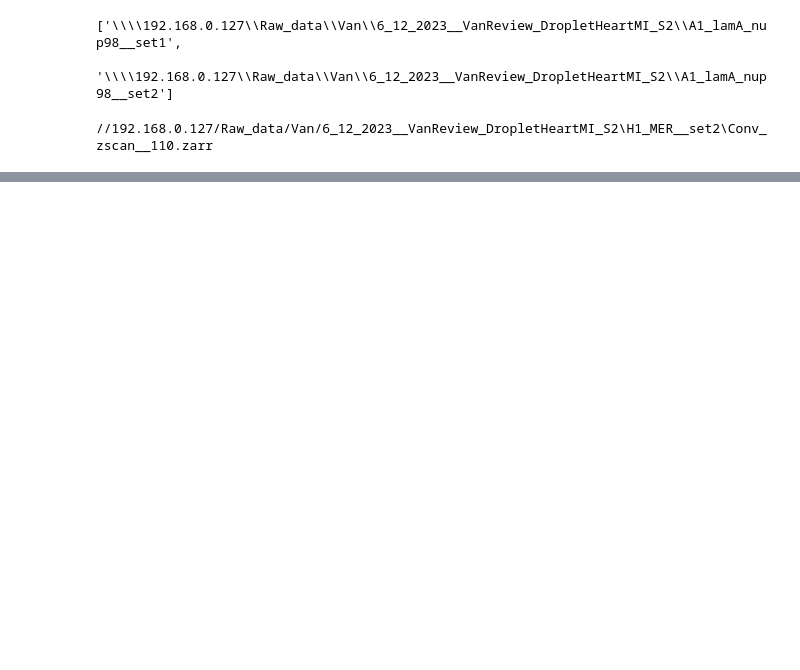
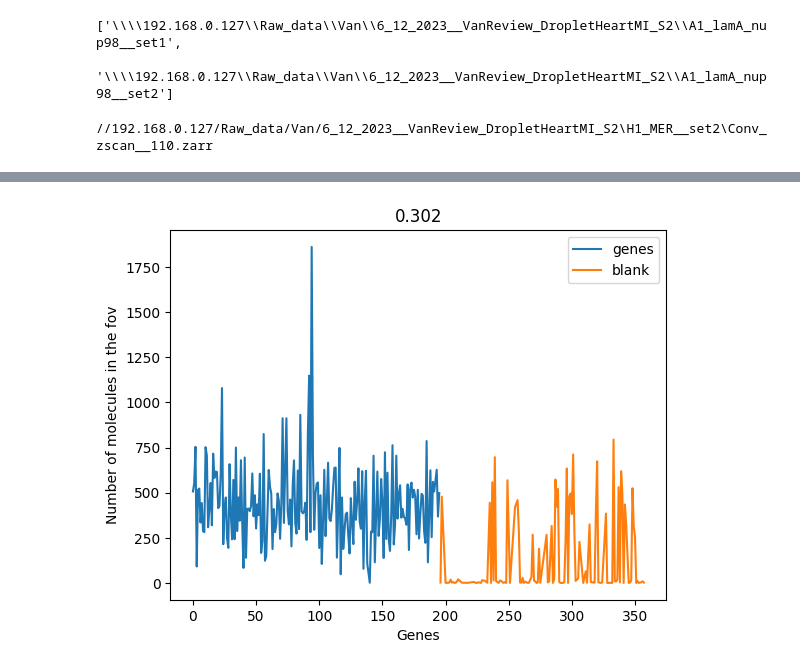
Before and after one commit to deprekate/NMERFISH, a Jupyter notebook: VanReview/VanReviewDNA.ipynb, the cells around one changed output, grey strips where cells are left out. Cells and saved outputs as stored; diff of their text form; code cells hidden in the pictures; blank space fills up the shorter version.

```diff
--- a/VanReview/VanReviewDNA.ipynb
+++ b/VanReview/VanReviewDNA.ipynb
@@ -40,0 +74,5 @@ Computing fitting on: Conv_zscan__110.zarr
+# %%
+dec.th=-0.25
+plot_statistics(dec)
+# %% [output]
+[figure, added]
```
Also changed, not shown: parts of 11 cells of this notebook, 1 other file.
